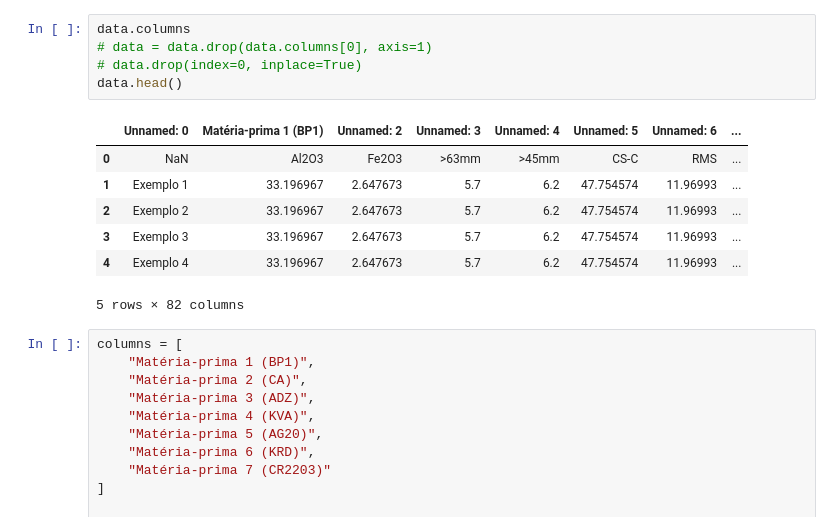
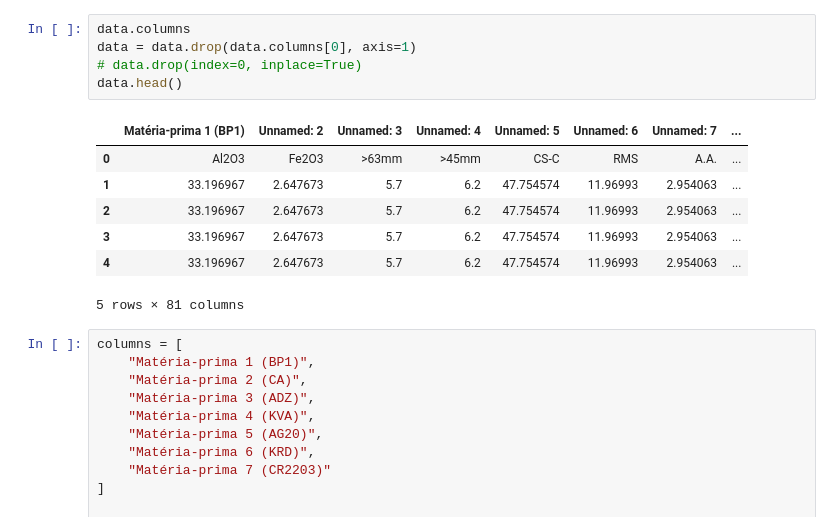
Before and after one commit to pedro-ddomingues/PEC, a Jupyter notebook: Data_Stuff.ipynb, the cells around one changed output. Drawn from its saved outputs; the diff is of its cells as text.

```diff
--- a/Data_Stuff.ipynb
+++ b/Data_Stuff.ipynb
@@ -18,16 +43,16 @@ data.head()
 # %%
 data.columns
-# data = data.drop(data.columns[0], axis=1)
+data = data.drop(data.columns[0], axis=1)
 # data.drop(index=0, inplace=True)
 data.head()
 # %% [output]
-|  | Unnamed: 0 | Matéria-prima 1 (BP1) | Unnamed: 2 | Unnamed: 3 | Unnamed: 4 | Unnamed: 5 | Unnamed: 6 | ... |
-| 0 | NaN | Al2O3 | Fe2O3 | >63mm | >45mm | CS-C | RMS | ... |
-| 1 | Exemplo 1 | 33.196967 | 2.647673 | 5.7 | 6.2 | 47.754574 | 11.96993 | ... |
-| 2 | Exemplo 2 | 33.196967 | 2.647673 | 5.7 | 6.2 | 47.754574 | 11.96993 | ... |
-| 3 | Exemplo 3 | 33.196967 | 2.647673 | 5.7 | 6.2 | 47.754574 | 11.96993 | ... |
-| 4 | Exemplo 4 | 33.196967 | 2.647673 | 5.7 | 6.2 | 47.754574 | 11.96993 | ... |
+|  | Matéria-prima 1 (BP1) | Unnamed: 2 | Unnamed: 3 | Unnamed: 4 | Unnamed: 5 | Unnamed: 6 | Unnamed: 7 | ... |
+| 0 | Al2O3 | Fe2O3 | >63mm | >45mm | CS-C | RMS | A.A. | ... |
+| 1 | 33.196967 | 2.647673 | 5.7 | 6.2 | 47.754574 | 11.96993 | 2.954063 | ... |
+| 2 | 33.196967 | 2.647673 | 5.7 | 6.2 | 47.754574 | 11.96993 | 2.954063 | ... |
+| 3 | 33.196967 | 2.647673 | 5.7 | 6.2 | 47.754574 | 11.96993 | 2.954063 | ... |
+| 4 | 33.196967 | 2.647673 | 5.7 | 6.2 | 47.754574 | 11.96993 | 2.954063 | ... |
-5 rows × 82 columns
+5 rows × 81 columns
 # %%
 columns = [
     "Matéria-prima 1 (BP1)",
```
Also changed, not shown: parts of 22 cells of this notebook, 5 other files.
